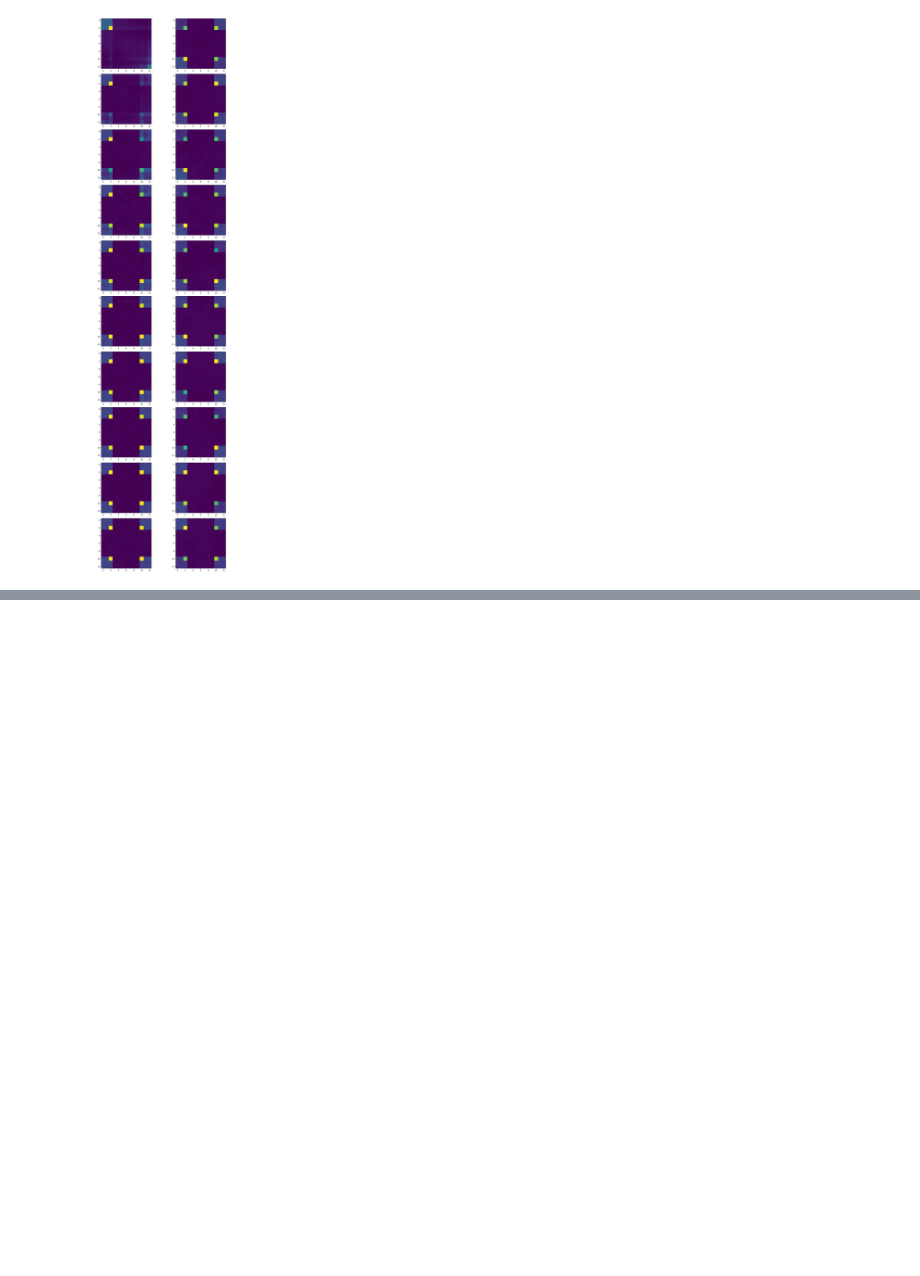
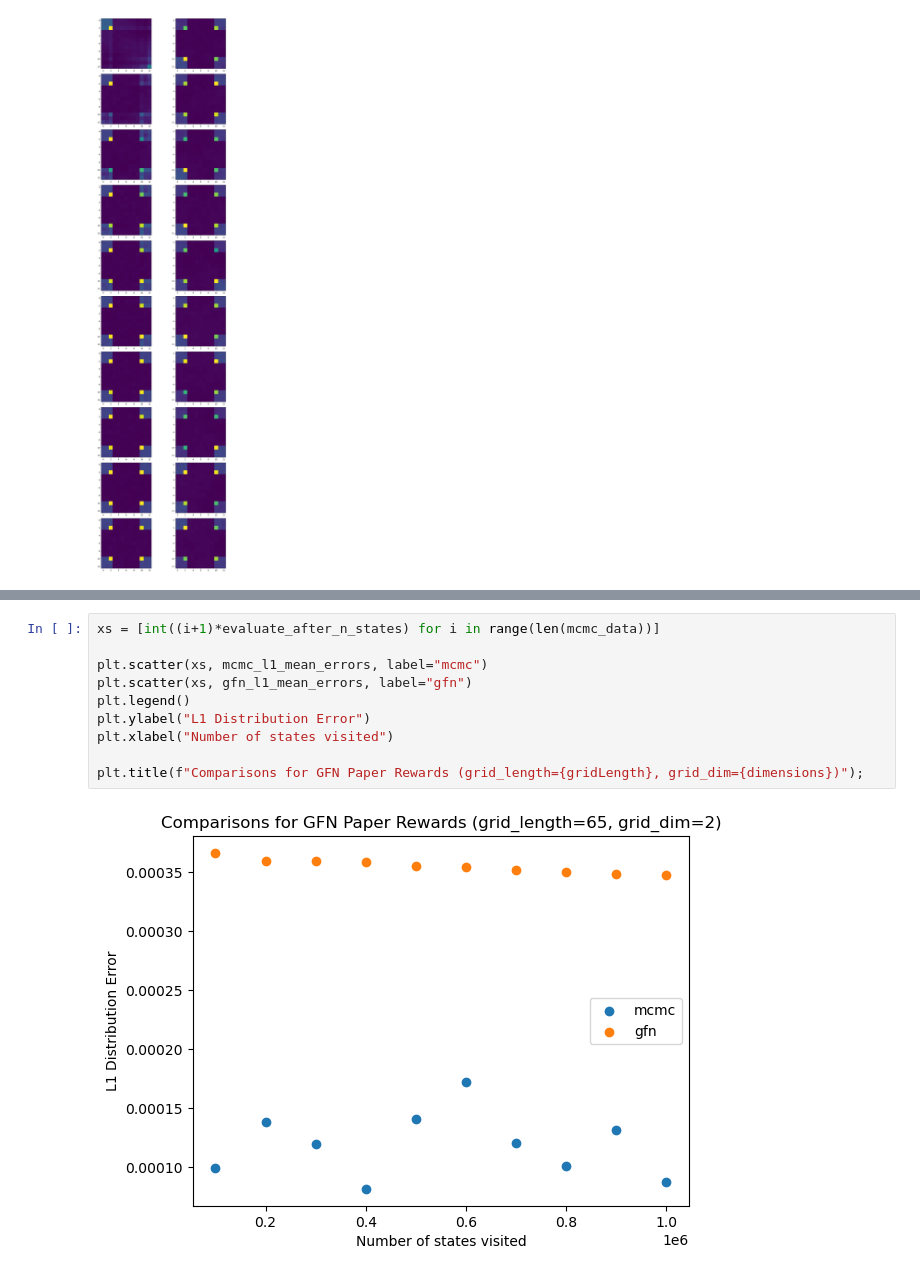
Before and after one commit to JosephRRB/torchgfn_spinfoams, a Jupyter notebook: notebooks/Analyze MCMC and GFN data.ipynb, the cells around one changed output, grey strips where cells are left out. Drawn from its saved outputs; the diff is of its cells as text; blank space fills up the shorter version.

```diff
--- a/notebooks/Analyze MCMC and GFN data.ipynb
+++ b/notebooks/Analyze MCMC and GFN data.ipynb
@@ -142,0 +164,12 @@ plt.tight_layout()
+# %%
+xs = [int((i+1)*evaluate_after_n_states) for i in range(len(mcmc_data))]
+
+plt.scatter(xs, mcmc_l1_mean_errors, label="mcmc")
+plt.scatter(xs, gfn_l1_mean_errors, label="gfn")
+plt.legend()
+plt.ylabel("L1 Distribution Error")
+plt.xlabel("Number of states visited")
+
+plt.title(f"Comparisons for GFN Paper Rewards (grid_length={gridLength}, grid_dim={dimensions})");
+# %% [output]
+[figure, added]
```
Also changed, not shown: parts of 3 cells of this notebook.
